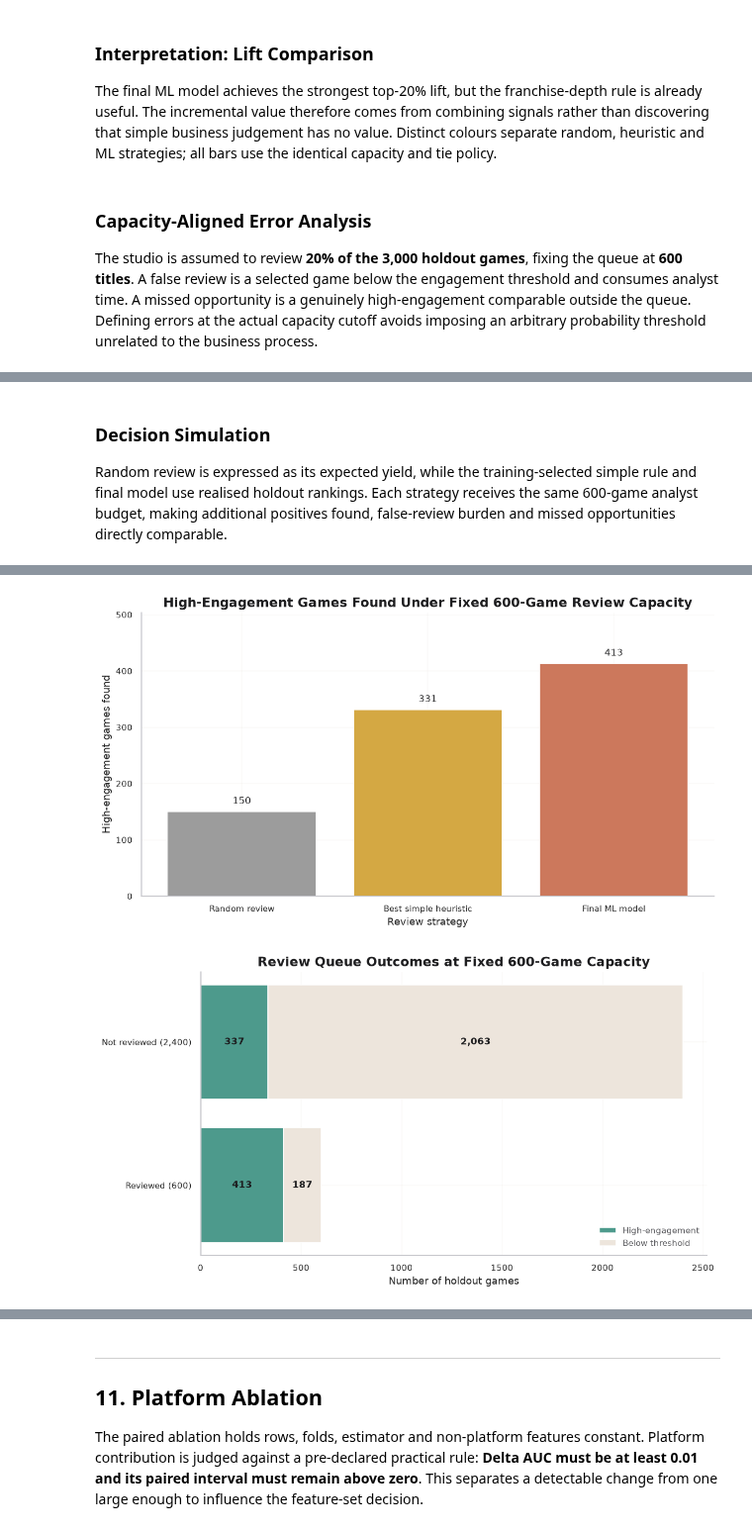
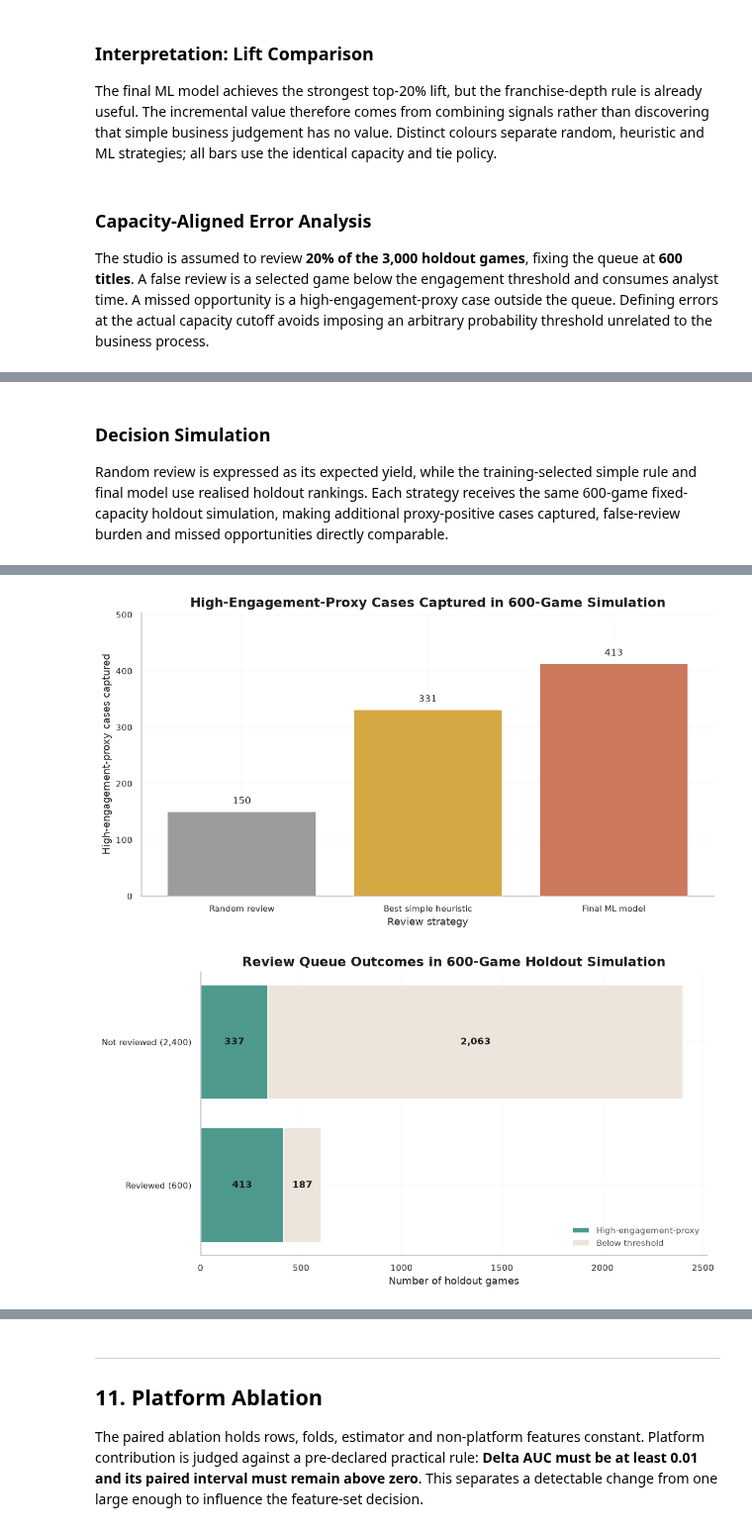
Before and after one commit to chrisnch/game-engagement-prioritisation-analytics, a Jupyter notebook: notebooks/final_notebook_colab.ipynb, the cells around one changed output, grey strips where cells are left out. Shown at 99% size. Cells and saved outputs as stored; diff of their text form; code cells hidden in the pictures.

```diff
--- a/notebooks/final_notebook_colab.ipynb
+++ b/notebooks/final_notebook_colab.ipynb
@@ -1788,7 +1790,7 @@ The final ML model achieves the strongest top-20% lift, but the franchise-depth
 # %% [markdown]
 ### Capacity-Aligned Error Analysis
 
-The studio is assumed to review **20% of the 3,000 holdout games**, fixing the queue at **600 titles**. A false review is a selected game below the engagement threshold and consumes analyst time. A missed opportunity is a genuinely high-engagement comparable outside the queue. Defining errors at the actual capacity cutoff avoids imposing an arbitrary probability threshold unrelated to the business process.
+The studio is assumed to review **20% of the 3,000 holdout games**, fixing the queue at **600 titles**. A false review is a selected game below the engagement threshold and consumes analyst time. A missed opportunity is a high-engagement-proxy case outside the queue. Defining errors at the actual capacity cutoff avoids imposing an arbitrary probability threshold unrelated to the business process.
 # %%
 # Capacity-aligned error examples
 review_capacity = 0.20
@@ -1854,7 +1856,7 @@ Examples of high-priority review burden cases
 # %% [markdown]
 ### Decision Simulation
 
-Random review is expressed as its expected yield, while the training-selected simple rule and final model use realised holdout rankings. Each strategy receives the same 600-game analyst budget, making additional positives found, false-review burden and missed opportunities directly comparable.
+Random review is expressed as its expected yield, while the training-selected simple rule and final model use realised holdout rankings. Each strategy receives the same 600-game fixed-capacity holdout simulation, making additional proxy-positive cases captured, false-review burden and missed opportunities directly comparable.
 # %%
 # Equal-capacity decision simulation
 total_holdout_positives = int(y_holdout.sum())
@@ -1897,7 +1899,7 @@ decision_simulation = pd.DataFrame(decision_rows)
 decision_simulation["business_interpretation"] = [
     "Expected baseline with no prioritisation.",
     f"Simple stage-matched rule selected on training data: {selected_heuristic_name}.",
-    "Model-supported queue for human comparable-game review.",
+    "Model-supported queue for human market-reference review.",
 ]
 display_wrapped_table(decision_simulation, caption="Decision simulation under fixed review capacity", hide_index=True)
 decision_simulation.to_csv(OUTPUT_DIR / "decision_simulation.csv", index=False)
@@ -1923,9 +1925,9 @@ bars = ax.bar(
     decision_plot["high_engagement_games_found"],
     color=[strategy_colors[name] for name in decision_plot["review_strategy_short"]],
 )
-ax.set_title("High-Engagement Games Found Under Fixed 600-Game Review Capacity")
+ax.set_title("High-Engagement-Proxy Cases Captured in 600-Game Simulation")
 ax.set_xlabel("Review strategy")
-ax.set_ylabel("High-engagement games found")
+ax.set_ylabel("High-engagement-proxy cases captured")
 for bar in bars:
     height = bar.get_height()
     ax.text(bar.get_x() + bar.get_width() / 2, height + max(decision_plot["high_engagement_games_found"]) * 0.025, f"{height:.0f}", ha="center", va="bottom", fontsize=10)
@@ -1934,39 +1936,39 @@ save_multi(fig, "decision_simulation_bar_chart")
 plt.show()
 
 
 # Capacity-outcome view: reviewed/not-reviewed are mutually exclusive segments.
 model_decision_row = decision_simulation.loc[
     decision_simulation["review_strategy"].eq("Final ML model")
 ].iloc[0]
 captured = int(model_decision_row["high_engagement_games_found"])
 false_review = int(model_decision_row["false_review_burden"])
 missed = int(model_decision_row["missed_high_engagement_games"])
 not_reviewed_non_high = len(y_holdout) - games_to_review - missed
 queue_outcomes = pd.DataFrame({
     "portfolio_segment": [f"Reviewed ({games_to_review:,})", f"Not reviewed ({len(y_holdout) - games_to_review:,})"],
-    "High-engagement": [captured, missed],
+    "High-engagement-proxy": [captured, missed],
     "Below threshold": [false_review, not_reviewed_non_high],
 })
 
 fig, ax = plt.subplots(figsize=FIG_WIDE, constrained_layout=True)
 left = np.zeros(len(queue_outcomes))
-outcome_colors = {"High-engagement": PALETTE[2], "Below threshold": PALETTE[7]}
-for outcome in ["High-engagement", "Below threshold"]:
+outcome_colors = {"High-engagement-proxy": PALETTE[2], "Below threshold": PALETTE[7]}
+for outcome in ["High-engagement-proxy", "Below threshold"]:
     values = queue_outcomes[outcome].to_numpy()
     bars = ax.barh(queue_outcomes["portfolio_segment"], values, left=left, color=outcome_colors[outcome], label=outcome)
     for bar, value in zip(bars, values):
         if value >= 100:
             ax.text(bar.get_x() + bar.get_width() / 2, bar.get_y() + bar.get_height() / 2, f"{int(value):,}", ha="center", va="center", fontsize=10, fontweight="bold")
     left += values
-ax.set_title("Review Queue Outcomes at Fixed 600-Game Capacity")
+ax.set_title("Review Queue Outcomes in 600-Game Holdout Simulation")
 ax.set_xlabel("Number of holdout games")
 ax.legend(loc="lower right")
 save_multi(fig, "review_queue_outcomes", "review_queue_funnel")
 # Legacy filename retained for downstream report compatibility; content is the corrected outcome view.
 plt.show()
 # %% [output]
-[figure, old version]
+[figure, new version]
-[figure, old version]
+[figure, new version]
 # %% [markdown]
 ### Interpretation: Decision Simulation and Capacity Outcomes
 
```
Also changed, not shown: parts of 20 cells of this notebook, 12 other files.
